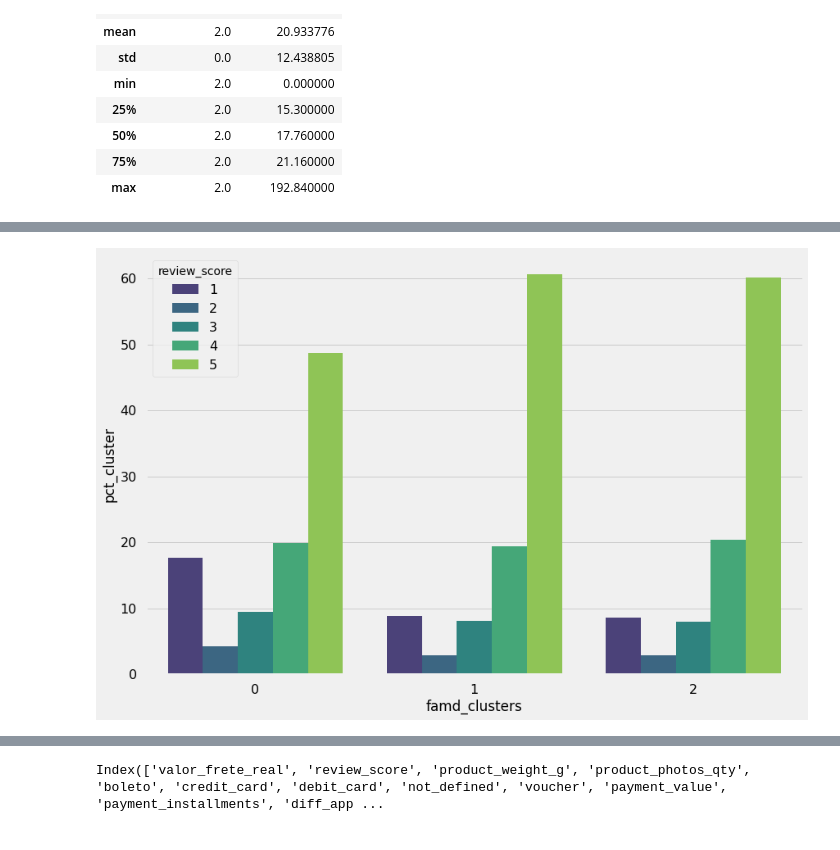
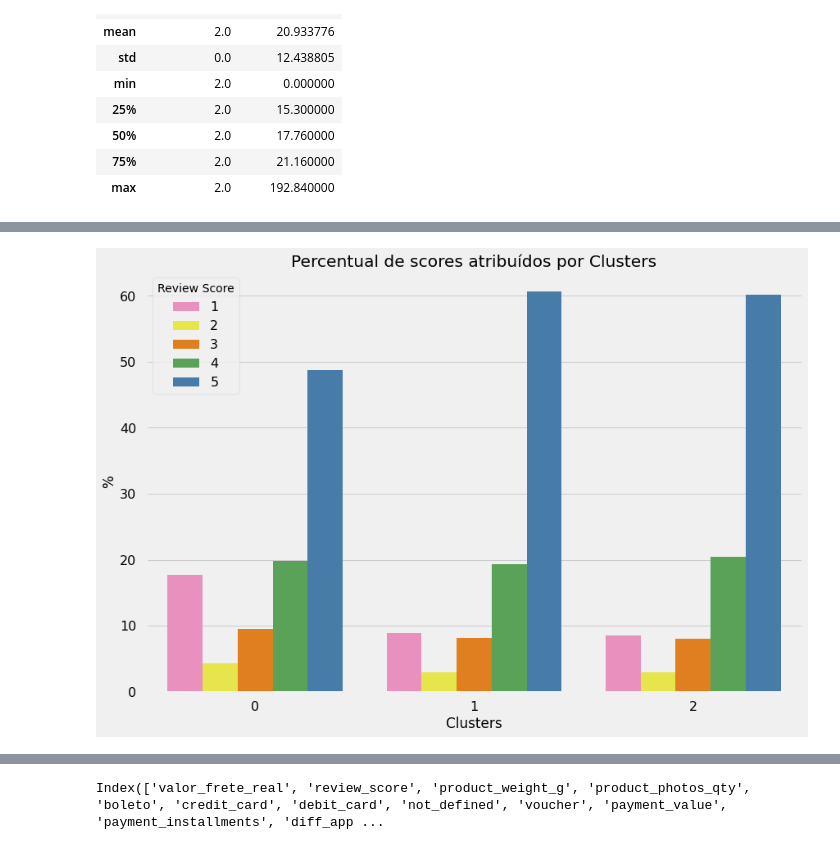
Before and after one commit to fabioismerim/consumer_score_prediction, a Jupyter notebook: clustering_approach/FAMD.ipynb, the cells around one changed output, grey strips where cells are left out. Drawn from its saved outputs; the diff is of its cells as text; code cells hidden in the pictures.

```diff
--- a/clustering_approach/FAMD.ipynb
+++ b/clustering_approach/FAMD.ipynb
@@ -415,12 +399,13 @@ temp_merge['pct_cluster'] = round(temp_merge['qtd_x']/temp_merge['qtd_y']*100,2)
 # %%
-#order = ["0", "1", "2"]
-sns.barplot(x = 'famd_clusters',
+ax = sns.barplot(x = 'famd_clusters',
             y = 'pct_cluster',
              data = temp_merge,
              hue = 'review_score',
-             palette = 'viridis')
-
-
+             palette = 'Set1_r')
+ax.set(title = 'Percentual de scores atribuídos por Clusters',
+       ylabel = '%',
+       xlabel = 'Clusters')
+plt.legend(title = 'Review Score')
 plt.show()
 # %% [output]
-[figure, old version]
+[figure, new version]
```
Also changed, not shown: parts of 6 cells of this notebook.
